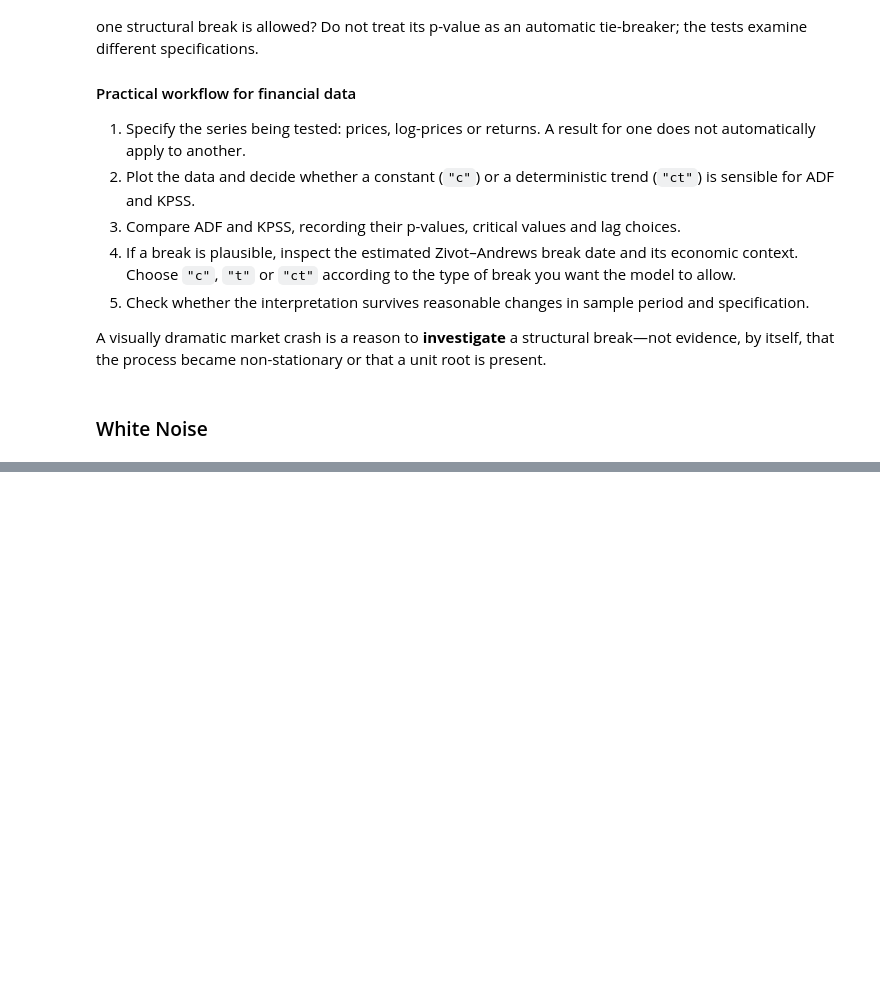
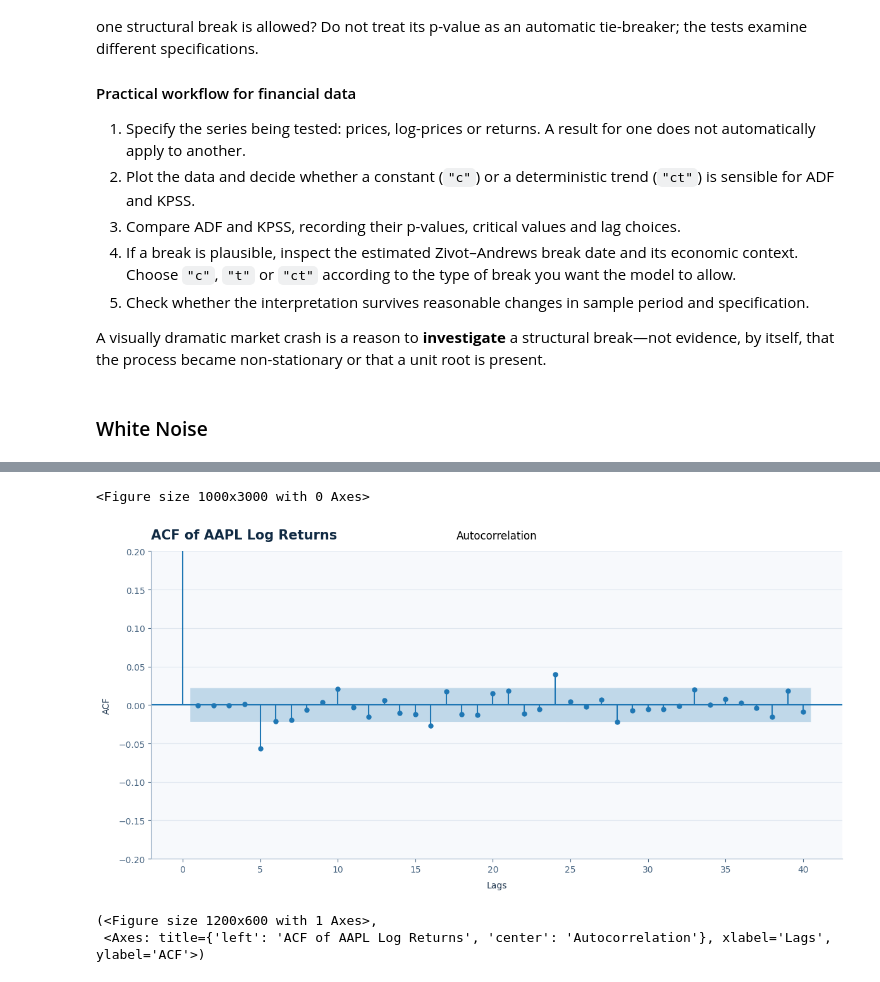
Before and after one commit to Aurami11/financial_times_series, a Jupyter notebook: 2_simple_linear_times_series.ipynb, the cells around one changed output, grey strips where cells are left out. Cells and saved outputs as stored; diff of their text form; code cells hidden in the pictures; blank space fills up the shorter version.

```diff
--- a/2_simple_linear_times_series.ipynb
+++ b/2_simple_linear_times_series.ipynb
@@ -175,0 +196,5 @@ A visually dramatic market crash is a reason to **investigate** a structural bre
+# %%
+acf_analysis = ACF_Analysis(log_returns)
+
+acf_values = acf_analysis.compute_acf(nlags=40)
+print(acf_values)
@@ -175,0 +219,8 @@ A visually dramatic market crash is a reason to **investigate** a structural bre
+# %%
+plt.figure(figsize=(10, 30))
+acf_analysis.plot_acf(nlags=40, title="ACF of AAPL Log Returns", ylim=(-0.2, 0.2))
+# %% [output]
+<Figure size 1000x3000 with 0 Axes>
+[figure, added]
+(<Figure size 1200x600 with 1 Axes>,
+ <Axes: title={'left': 'ACF of AAPL Log Returns', 'center': 'Autocorrelation'}, xlabel='Lags', ylabel='ACF'>)
```
Also changed, not shown: parts of 21 cells of this notebook, 2 other files.
